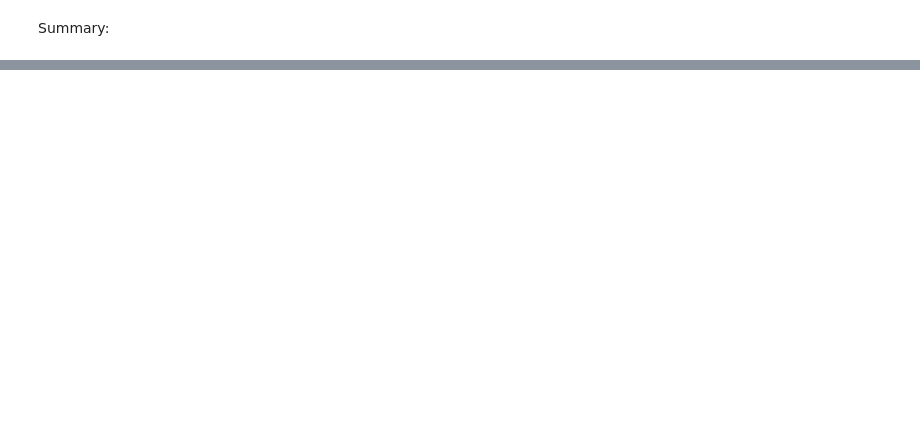
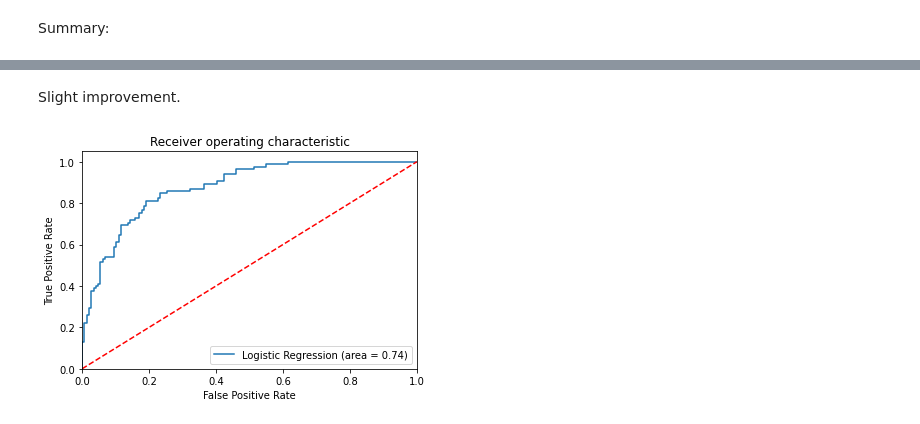
Before and after one commit to shifeng1106/MachineLearning, a Jupyter notebook: ml1-diabetes-logistic-regression.ipynb, the cells around one changed output, grey strips where cells are left out. Cells and saved outputs as stored; diff of their text form; code cells hidden in the pictures; blank space fills up the shorter version.

Commit message:
Kaggle Notebook | ML1 : Diabetes Logistic Regression  | Version 3

```diff
--- a/ml1-diabetes-logistic-regression.ipynb
+++ b/ml1-diabetes-logistic-regression.ipynb
@@ -292,0 +376,6 @@ Summary:
+# %%
+X=pdata.drop('class',axis=1)
+y=pdata['class']
+sc= StandardScaler().fit(X)
+X_sc=pd.DataFrame(sc.transform(X),columns=X.columns)
+X_sc.describe().T
@@ -292,0 +392,10 @@ Summary:
+# %%
+X_sc = np.clip(X_sc, -3,3)
+X_sc.describe().T
+
+# Feature dropping
+X_sc=X_sc.drop(['Pres'],axis=1)
+
+# Splitting into training and testing data
+
+X_train_new,X_test_new,y_train_new,y_test_new = train_test_split(X_sc,y, test_size =0.3, random_state =1)
@@ -292,0 +408,3 @@ Summary:
+# %%
+lr = LogisticRegression()
+lr.fit(X_train_new, y_train_new)
@@ -292,0 +413,5 @@ Summary:
+# %%
+y_pred_new = lr.predict(X_test_new)
+print("Accuracy Score {} :".format(accuracy_score(y_test_new,y_pred_new)))
+print("\n Confusion matrix : \n\n {} ".format(confusion_matrix(y_test_new,y_pred_new)))
+print("\n Classification report :\n\n {} :".format(classification_report(y_test_new,y_pred_new)))
@@ -292,0 +437,19 @@ Summary:
+# %% [markdown]
+Slight improvement.
+# %%
+
+logit_roc_auc = roc_auc_score(y_test_new, y_pred_new)
+fpr, tpr, thresholds = roc_curve(y_test_new, lr.predict_proba(X_test_new)[:,1])
+plt.figure()
+plt.plot(fpr, tpr, label='Logistic Regression (area = %0.2f)' % logit_roc_auc)
+plt.plot([0, 1], [0, 1],'r--')
+plt.xlim([0.0, 1.0])
+plt.ylim([0.0, 1.05])
+plt.xlabel('False Positive Rate')
+plt.ylabel('True Positive Rate')
+plt.title('Receiver operating characteristic')
+plt.legend(loc="lower right")
+plt.savefig('Log_ROC')
+plt.show()
+# %% [output]
+[figure, added]
```
Also changed, not shown: parts of 21 cells of this notebook.
